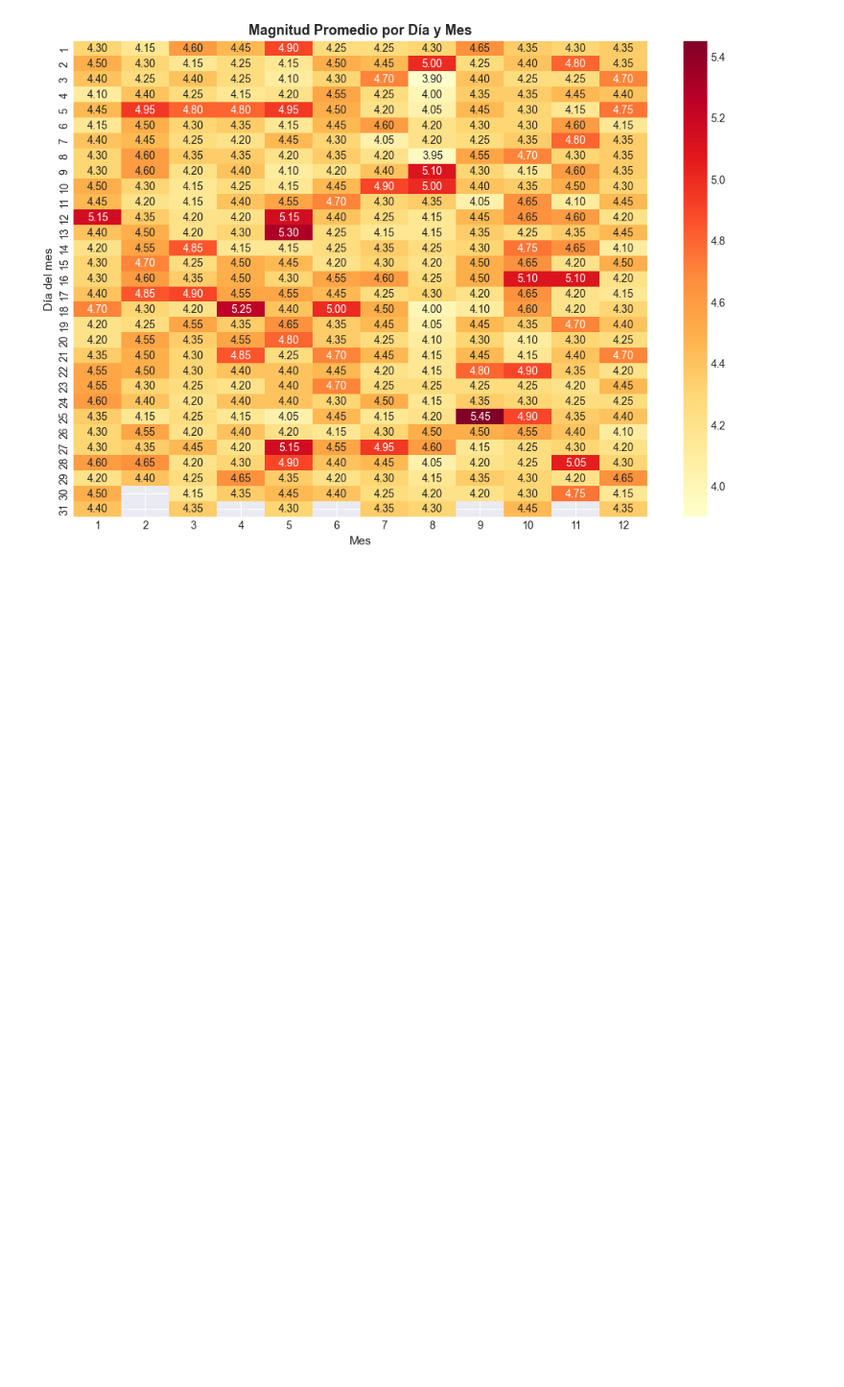
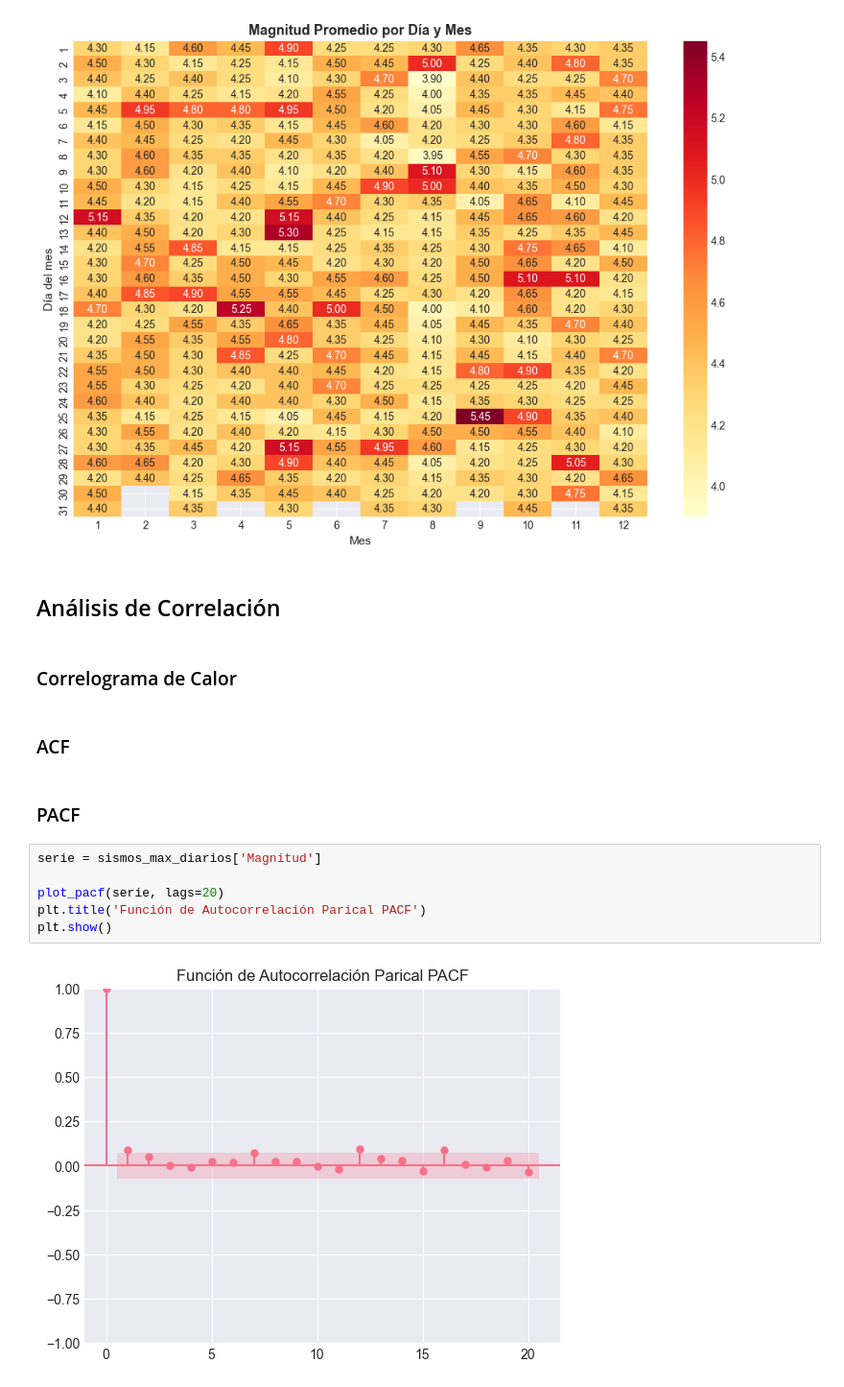
Before and after one commit to vanessalugo04/proyecto_series_tiempo, a Jupyter notebook: Series_Sismos.ipynb, the cells around one changed output. Shown at 96% size. Saved outputs shown, nothing was run; the diff lists cells and outputs as text; blank space fills up the shorter version.

Commit message:
pacf

```diff
--- a/Series_Sismos.ipynb
+++ b/Series_Sismos.ipynb
@@ -381,3 +381,19 @@ ax.set_title('Magnitud Promedio por Día y Mes', fontsize=13, fontweight='bold')
 plt.show()
 # %% [output]
 [figure]
+# %% [markdown]
+## Análisis de  Correlación
+# %% [markdown]
+### Correlograma de Calor
+# %% [markdown]
+### ACF
+# %% [markdown]
+### PACF
+# %%
+serie = sismos_max_diarios['Magnitud']
+
+plot_pacf(serie, lags=20)
+plt.title('Función de Autocorrelación Parical PACF')
+plt.show()
+# %% [output]
+[figure, added]
```
Also changed, not shown: parts of 1 cell of this notebook.
